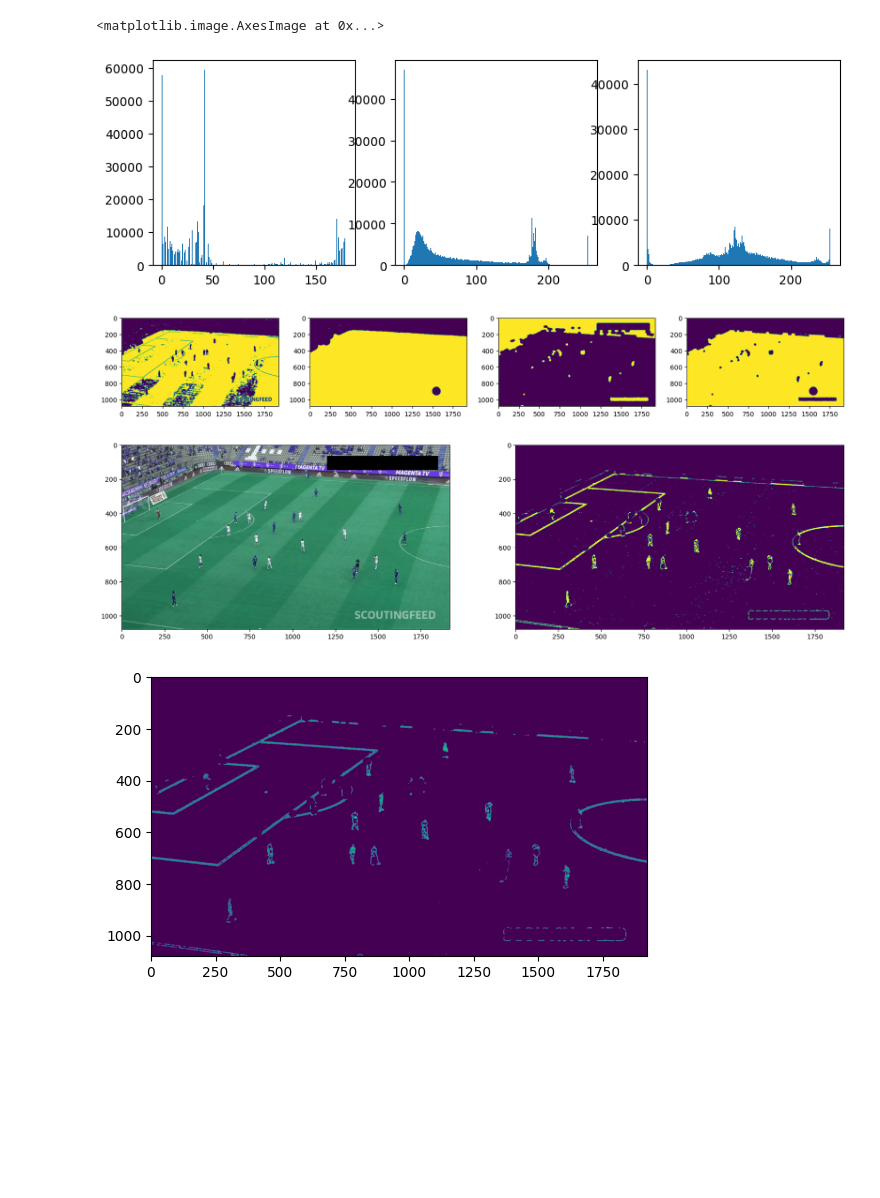
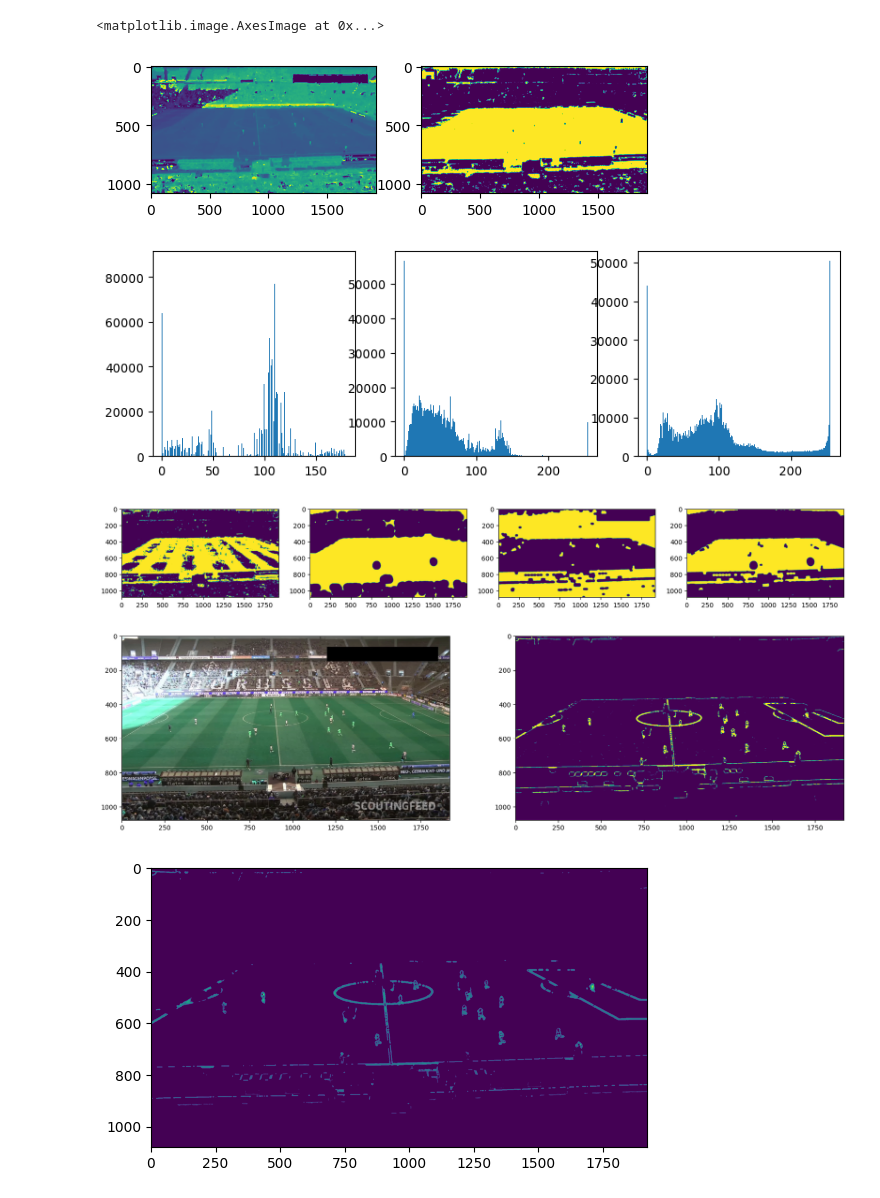
Before and after one commit to OnionKiller/green-field-experiment, a Jupyter notebook: test.ipynb, the cells around one changed output. Saved outputs shown, nothing was run; the diff lists cells and outputs as text; code cells hidden in the pictures; blank space fills up the shorter version.

```diff
--- a/test.ipynb
+++ b/test.ipynb
@@ -6,7 +6,7 @@ import matplotlib.pyplot as plt
 
 ground_color = None
 
-img = cv2.imread("test1.webp")
+img = cv2.imread("test2.webp")
 if ground_color is None:
     ground_color = img[int(img.shape[0]/2) ,int(img.shape[1]/2)]
 img_contours = img.copy()
@@ -48,6 +48,14 @@ viewer_mask_inv = cv2.bitwise_not(viewer_mask)
 
 # define the base green mask
 mask = cv2.inRange(hsv, lower_green, upper_green)
+mask2 = cv2.inRange(hsv[:,:,0],40,90)
+
+plt.figure()
+plt.subplot(121)
+plt.imshow(hsv[:,:,0])
+plt.subplot(122)
+plt.imshow(mask2)
+
 
 #remove noise from the green mask
 eroded_mask = cv2.erode(mask,cv2.getStructuringElement(cv2.MORPH_ELLIPSE,(9,5)))
@@ -73,37 +81,38 @@ plt.imshow(mask)
 plt.subplot(142)
 plt.imshow(main_morph_mask)
 plt.subplot(143)
 plt.imshow(viewer_mask)
 plt.subplot(144)
 plt.imshow(field_mask)
 
 #mask lines on the filed with the green mask == white lines on the footballfield, and players
 composite_mask = cv2.bitwise_and(field_mask,adt_mask_inv)
 
 #make the lines non edges
 dilated_comp_mask = cv2.dilate(composite_mask,cv2.getStructuringElement(cv2.MORPH_ELLIPSE,(5,5)))
 composite_mask = cv2.erode(dilated_comp_mask,cv2.getStructuringElement(cv2.MORPH_ELLIPSE,(5,5)))
 
 #visuals
 plt.figure( figsize=(20,10))
 plt.subplot(121)
 plt.imshow(img)
 plt.subplot(122)
 plt.imshow(composite_mask)
 
 res = cv2.bitwise_and(img, img, mask=composite_mask)
 res_bgr = cv2.cvtColor(res,cv2.COLOR_HSV2BGR)
 plt.figure()
 plt.imshow(res)
 img_blur = cv2.medianBlur(res_bgr ,5)
 img_gray = cv2.cvtColor(img_blur ,cv2.COLOR_BGR2GRAY)
 plt.imshow(img_gray)
 # %% [output]
 <matplotlib.image.AxesImage at 0x...>
-[figure, old version]
+[figure, new version]
-[figure, old version]
+[figure, new version]
-[figure, old version]
+[figure, new version]
-[figure, old version]
+[figure, new version]
+[figure, added]
 # %%
 #threshold1 = cv2.getTrackbarPos("threshold1","Parameters")
 # threshold2 = cv2.getTrackbarPos("threshold2","Parameters")
```
Also changed, not shown: parts of 1 cell of this notebook.
